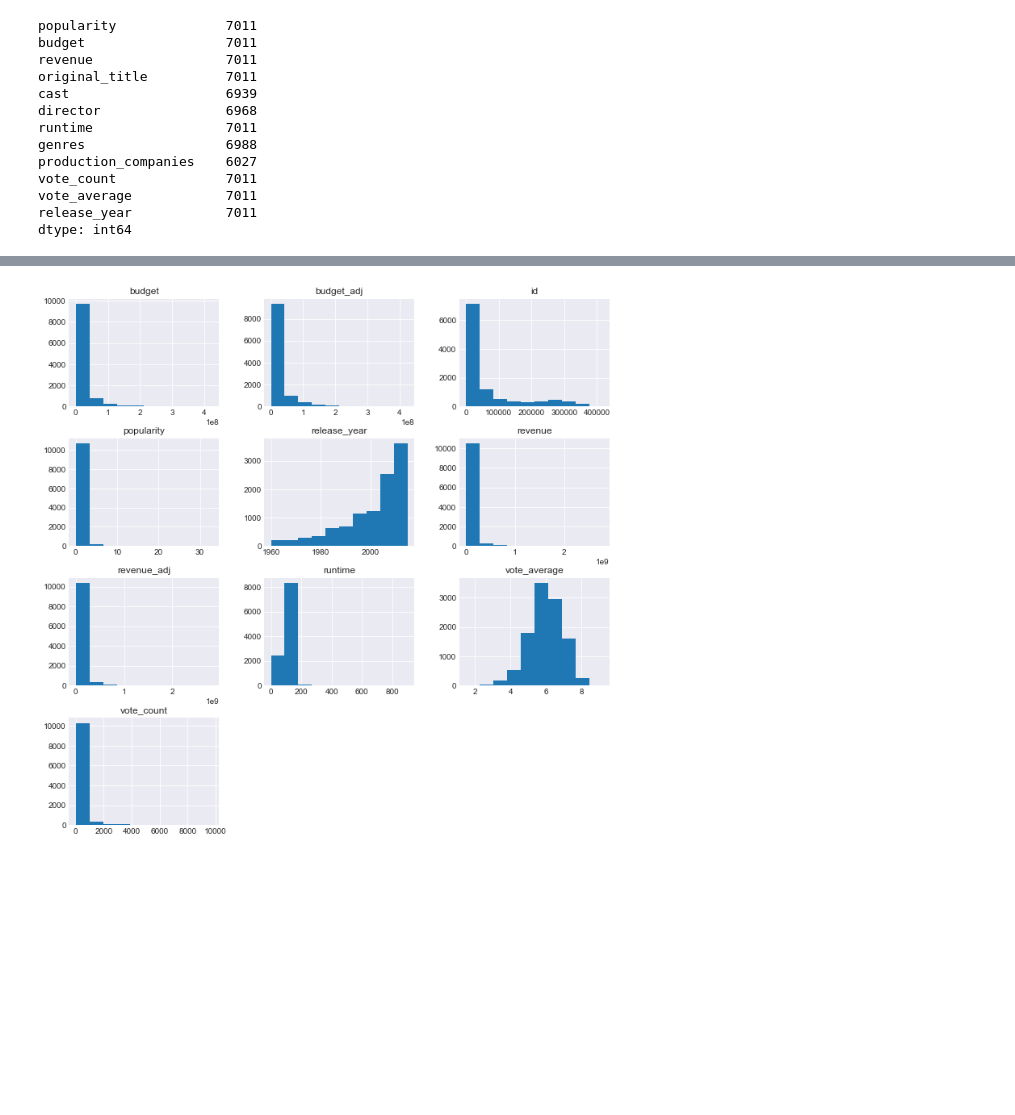
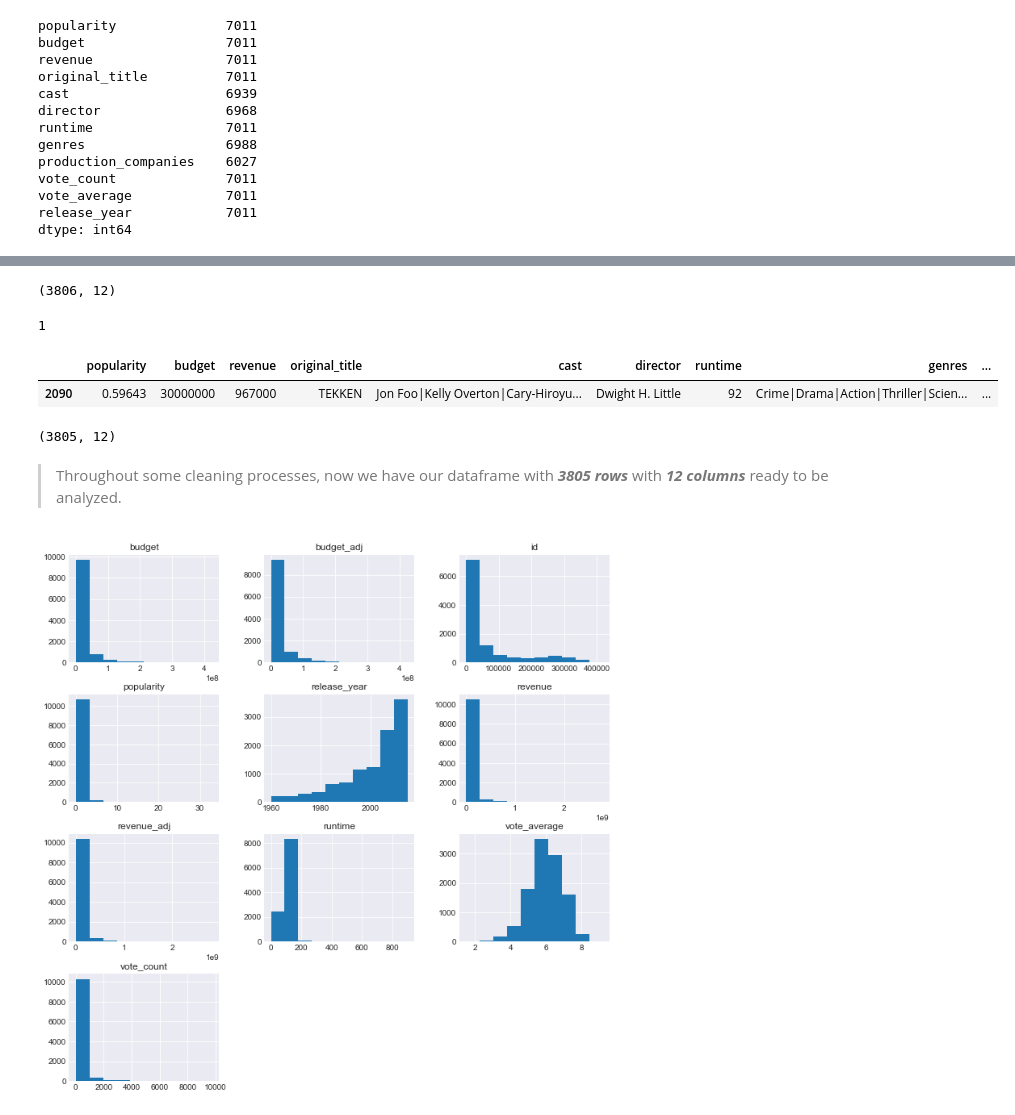
Before and after one commit to Steve-Choi/DAND, a Jupyter notebook: tmdb_project.ipynb, the cells around one changed output, grey strips where cells are left out. Saved outputs shown, nothing was run; the diff lists cells and outputs as text; code cells hidden in the pictures; blank space fills up the shorter version.

Commit message:
Updated "Cleaning Data" section

```diff
--- a/tmdb_project.ipynb
+++ b/tmdb_project.ipynb
@@ -173,6 +177,13 @@ vote_average            7011
 release_year            7011
 dtype: int64
 # %%
-# Keep rows with non-zero values everywhere or dropping rows with any zero values
-df[(df != 0).all(1)].count()
+# Keep rows with non-zero values everywhere
+df = df[(df != 0).all(1)]
+
+## or dropping rows with any zero values
+# drop_zeroes = df[(df == 0).any(1)].index
+# df.drop(drop_zeroes, inplace=True)
+
+# Check shape
+df.shape
 # %% [output]
@@ -305,3 +210,31 @@ dtype: int64
+# %%
+# drop nulls
+df.dropna(inplace=True)
+
+# check shape
+df.shape
+# %% [output]
+(3806, 12)
+# %%
+# check duplicates
+df.duplicated().sum()
+# %% [output]
+1
+# %%
+# we have one duplicate, let's check
+df[df.duplicated()]
+# %% [output]
+|  | popularity | budget | revenue | original_title | cast | director | runtime | genres | ... |
+| 2090 | 0.59643 | 30000000 | 967000 | TEKKEN | Jon Foo|Kelly Overton|Cary-Hiroyu... | Dwight H. Little | 92 | Crime|Drama|Action|Thriller|Scien... | ... |
+# %%
+# dedupe and check shape
+df.drop_duplicates(inplace=True)
+
+df.shape
+# %% [output]
+(3805, 12)
+# %% [markdown]
+> Throughout some cleaning processes, now we have our dataframe with ***3805 rows*** with ***12 columns*** ready to be analyzed.
 # %%
 df.hist(figsize=(12, 12));
 # %% [output]
```
Also changed, not shown: parts of 14 cells of this notebook.
